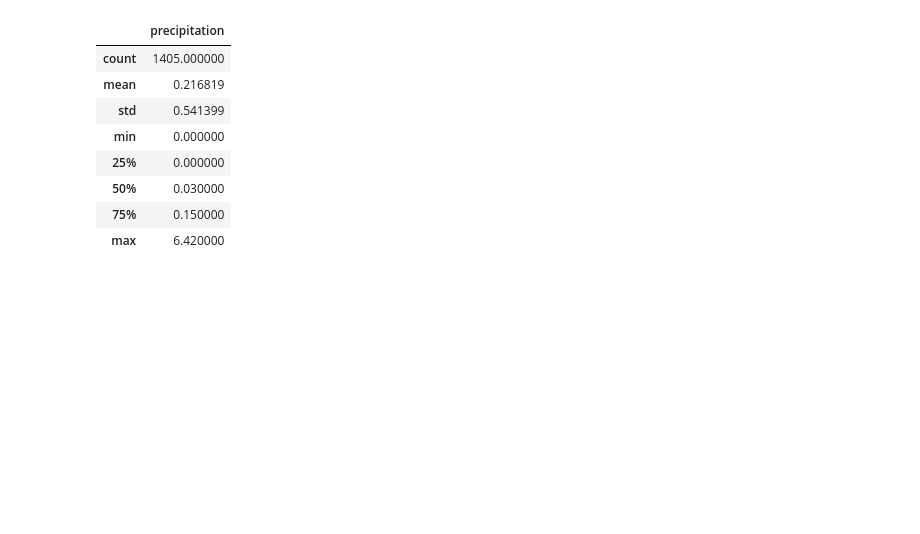
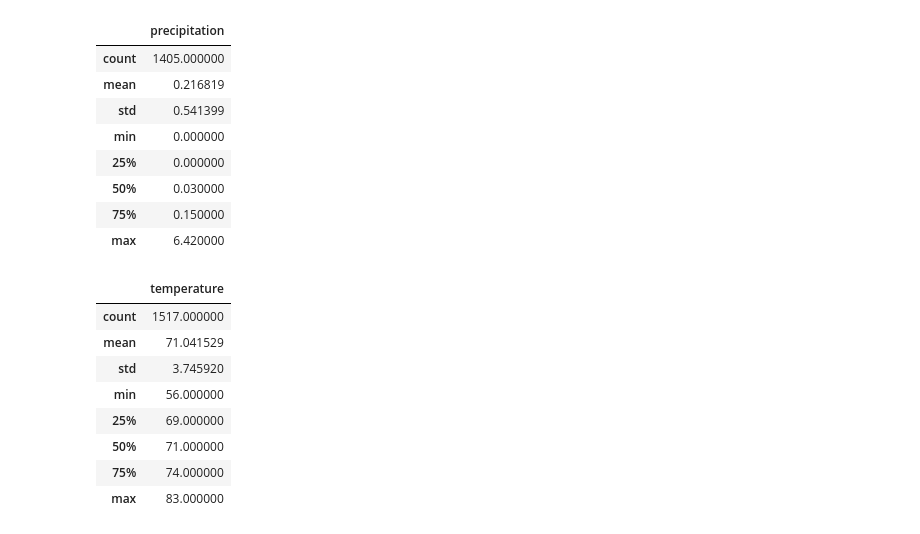
Before and after one commit to Thinguyen23/Thi_Nguyen_Module9, a Jupyter notebook: climate_analysis.ipynb, the cells around one changed output. Saved outputs shown, nothing was run; the diff lists cells and outputs as text; code cells hidden in the pictures; blank space fills up the shorter version.

```diff
--- a/climate_analysis.ipynb
+++ b/climate_analysis.ipynb
@@ -191,3 +218,30 @@ decdf.describe()
 | 50% | 0.030000 |
 | 75% | 0.150000 |
 | max | 6.420000 |
+# %%
+# Perform queries to retrieve the data and temperatures for the month of December across all years and stations
+dec_temp_results = []
+dec_temp_results.extend(session.query(Measurement.date, Measurement.tobs).filter(Measurement.date >= '2010-12-01').filter(Measurement.date <= '2010-12-31').all())
+dec_temp_results.extend(session.query(Measurement.date, Measurement.tobs).filter(Measurement.date >= '2011-12-01').filter(Measurement.date <= '2011-12-31').all())
+dec_temp_results.extend(session.query(Measurement.date, Measurement.tobs).filter(Measurement.date >= '2012-12-01').filter(Measurement.date <= '2012-12-31').all())
+dec_temp_results.extend(session.query(Measurement.date, Measurement.tobs).filter(Measurement.date >= '2013-12-01').filter(Measurement.date <= '2013-12-31').all())
+dec_temp_results.extend(session.query(Measurement.date, Measurement.tobs).filter(Measurement.date >= '2014-12-01').filter(Measurement.date <= '2014-12-31').all())
+dec_temp_results.extend(session.query(Measurement.date, Measurement.tobs).filter(Measurement.date >= '2015-12-01').filter(Measurement.date <= '2015-12-31').all())
+dec_temp_results.extend(session.query(Measurement.date, Measurement.tobs).filter(Measurement.date >= '2016-12-01').filter(Measurement.date <= '2016-12-31').all())
+dec_temp_results.extend(session.query(Measurement.date, Measurement.tobs).filter(Measurement.date >= '2017-12-01').filter(Measurement.date <= '2017-12-31').all())
+dec_temp_results
+# Save the query results as a Pandas DataFrame and set the index to the date column
+dec_temp_df = pd.DataFrame(dec_temp_results, columns=['date','temperature'])
+dec_temp_df.set_index(dec_temp_df['date'], inplace=True)
+# Use Pandas to calcualte the summary statistics for December temmperature data
+dec_temp_df.describe()
+# %% [output]
+|  | temperature |
+| count | 1517.000000 |
+| mean | 71.041529 |
+| std | 3.745920 |
+| min | 56.000000 |
+| 25% | 69.000000 |
+| 50% | 71.000000 |
+| 75% | 74.000000 |
+| max | 83.000000 |
```
Also changed, not shown: parts of 8 cells of this notebook.
